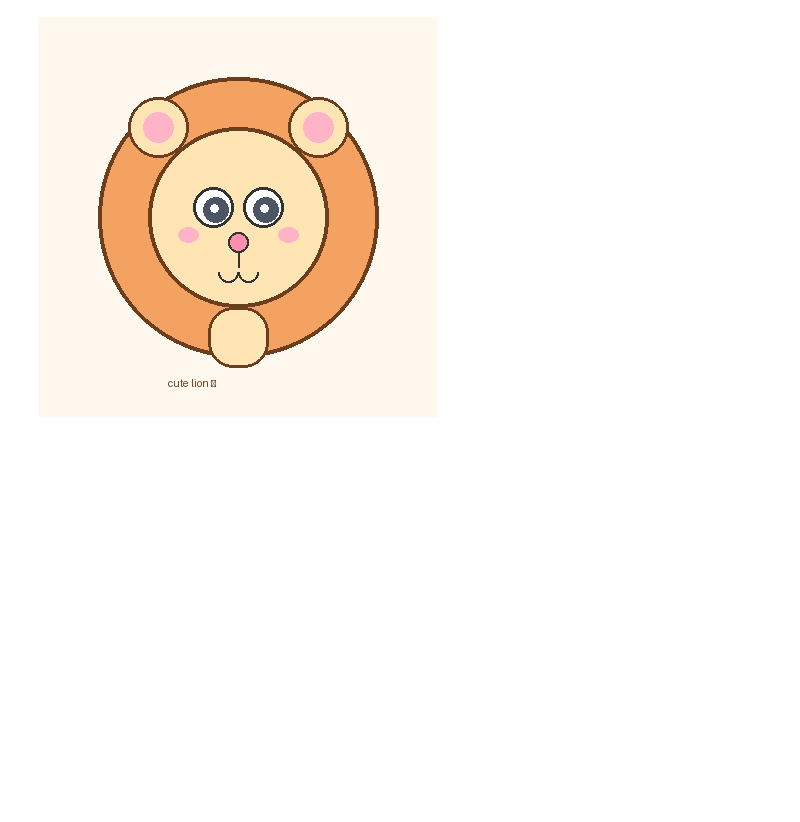
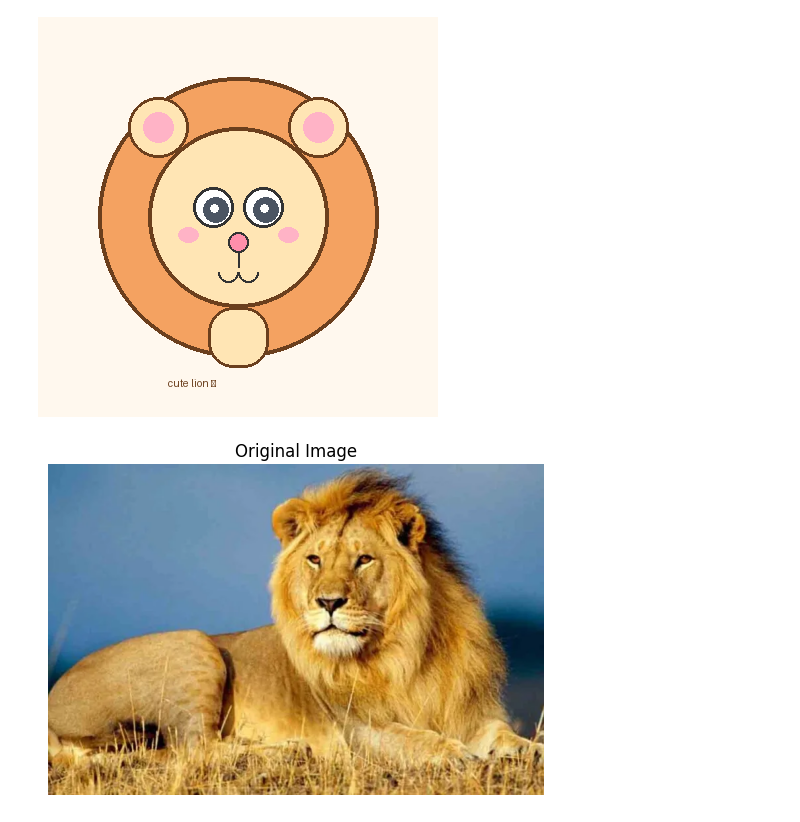
Before and after one commit to RAFA-CK/python4, a Jupyter notebook: image_creation.ipynb, the cells around one changed output. Drawn from its saved outputs; the diff is of its cells as text; code cells hidden in the pictures; blank space fills up the shorter version.

```diff
--- a/image_creation.ipynb
+++ b/image_creation.ipynb
@@ -306,3 +306,15 @@ draw.text((130, 360), "cute lion 🦁", fill="#6b3f1d")
 display(img)
 # %% [output]
 [figure]
+# %%
+# Read image using OpenCV
+image = cv2.imread(image_path)  # Read in BGR format
+image_rgb = cv2.cvtColor(image, cv2.COLOR_BGR2RGB)  # Convert to RGB
+
+# Display the original image
+plt.imshow(image_rgb)
+plt.title("Original Image")
+plt.axis("off")
+plt.show()
+# %% [output]
+[figure, added]
```
Also changed, not shown: parts of 3 cells of this notebook.
